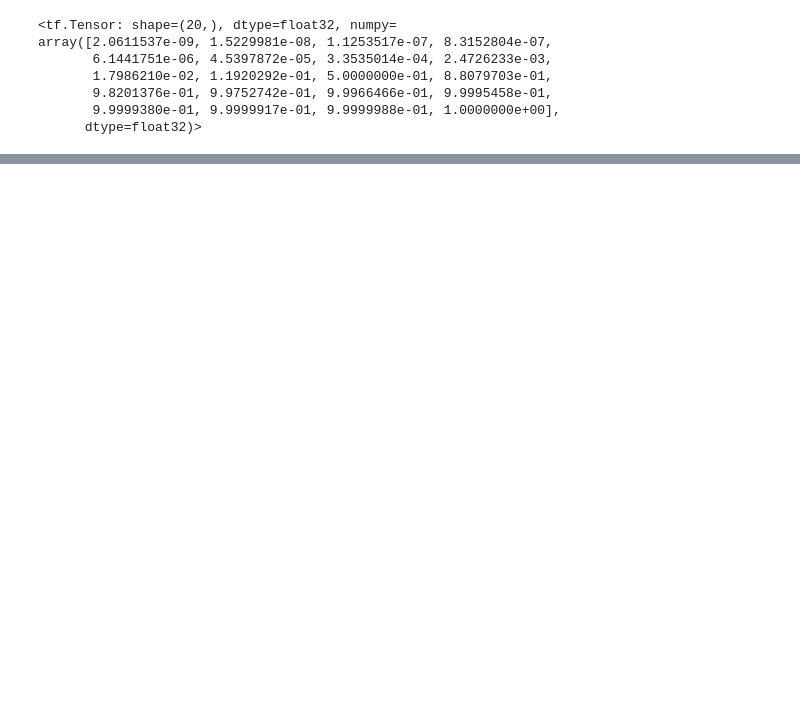
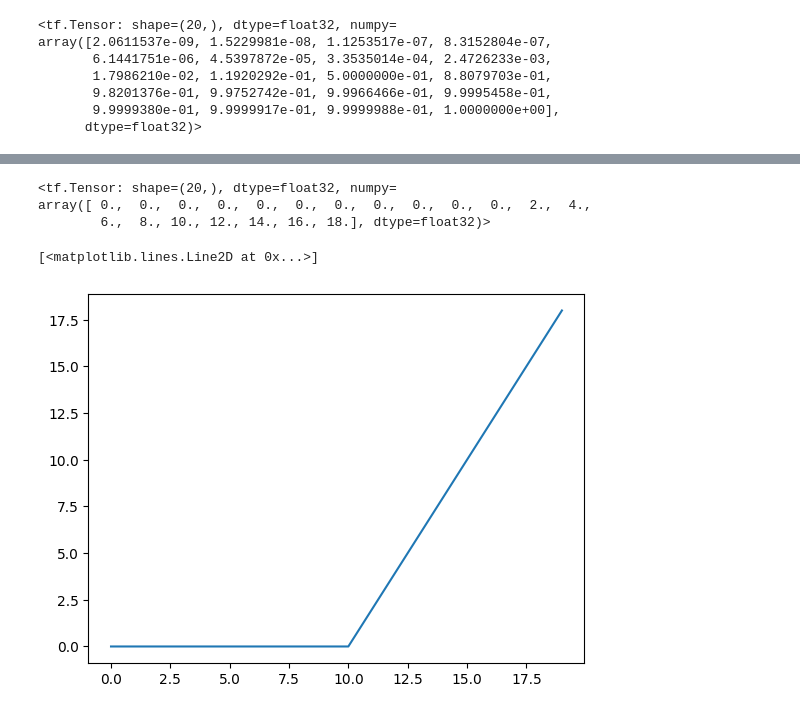
Before and after one commit to pravincoder/Fundamentals_tensorflow, a Jupyter notebook: Tensorflow_Neural_Network_Classification.ipynb, the cells around one changed output, grey strips where cells are left out. Drawn from its saved outputs; the diff is of its cells as text; code cells hidden in the pictures; blank space fills up the shorter version.

```diff
--- a/Tensorflow_Neural_Network_Classification.ipynb
+++ b/Tensorflow_Neural_Network_Classification.ipynb
@@ -272,0 +275,16 @@ plt.plot(sigmoid(A));
+# %%
+# LEts create a relu function
+def relu(x):
+  return tf.maximum(0,x)
+
+# pass toy tensor to custom relu function
+relu(A)
+# %% [output]
+<tf.Tensor: shape=(20,), dtype=float32, numpy=
+array([ 0.,  0.,  0.,  0.,  0.,  0.,  0.,  0.,  0.,  0.,  0.,  2.,  4.,
+        6.,  8., 10., 12., 14., 16., 18.], dtype=float32)>
+# %%
+plt.plot(relu(A))
+# %% [output]
+[<matplotlib.lines.Line2D at 0x...>]
+[figure, added]
```
Also changed, not shown: parts of 13 cells of this notebook.
